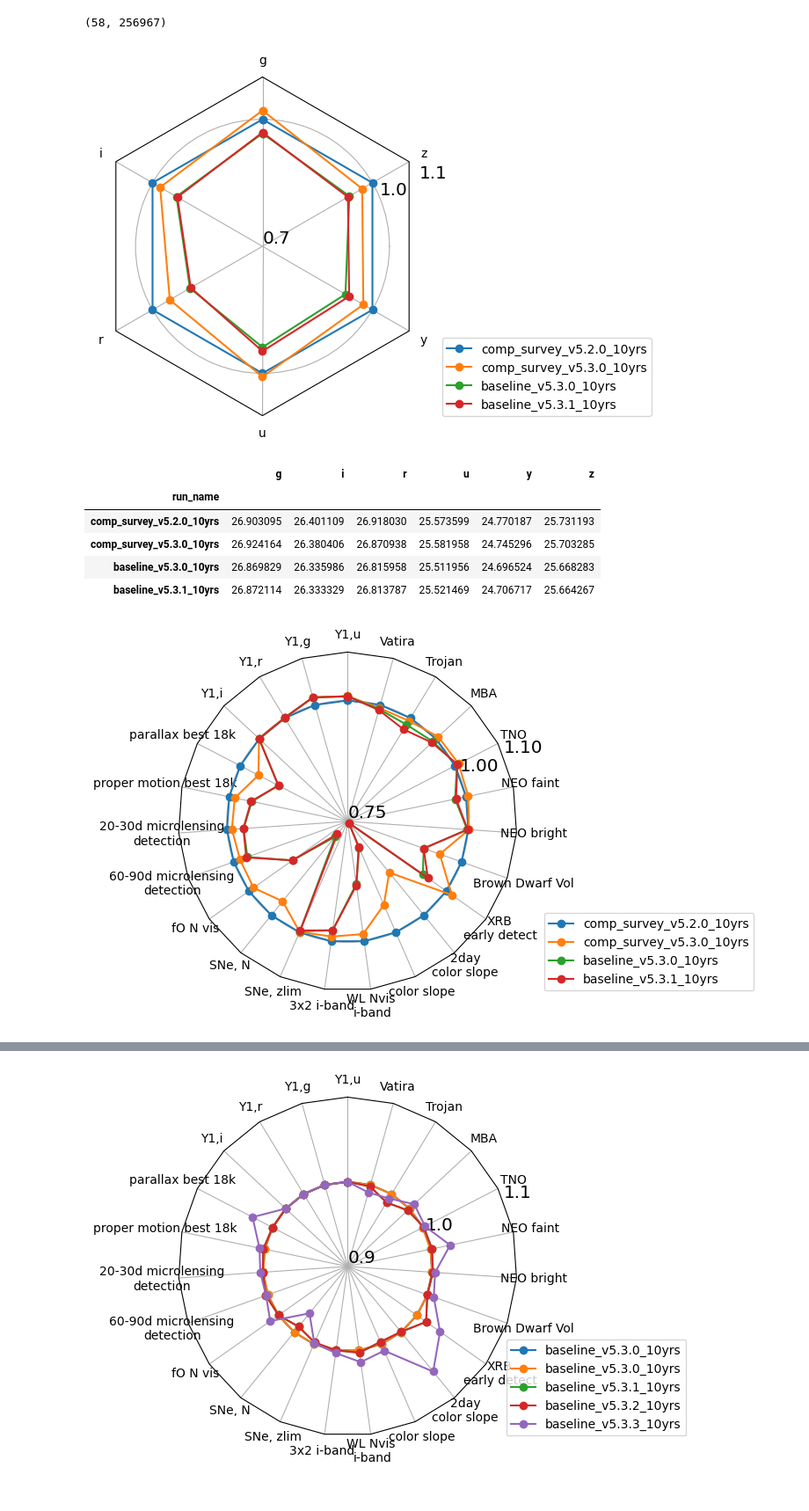
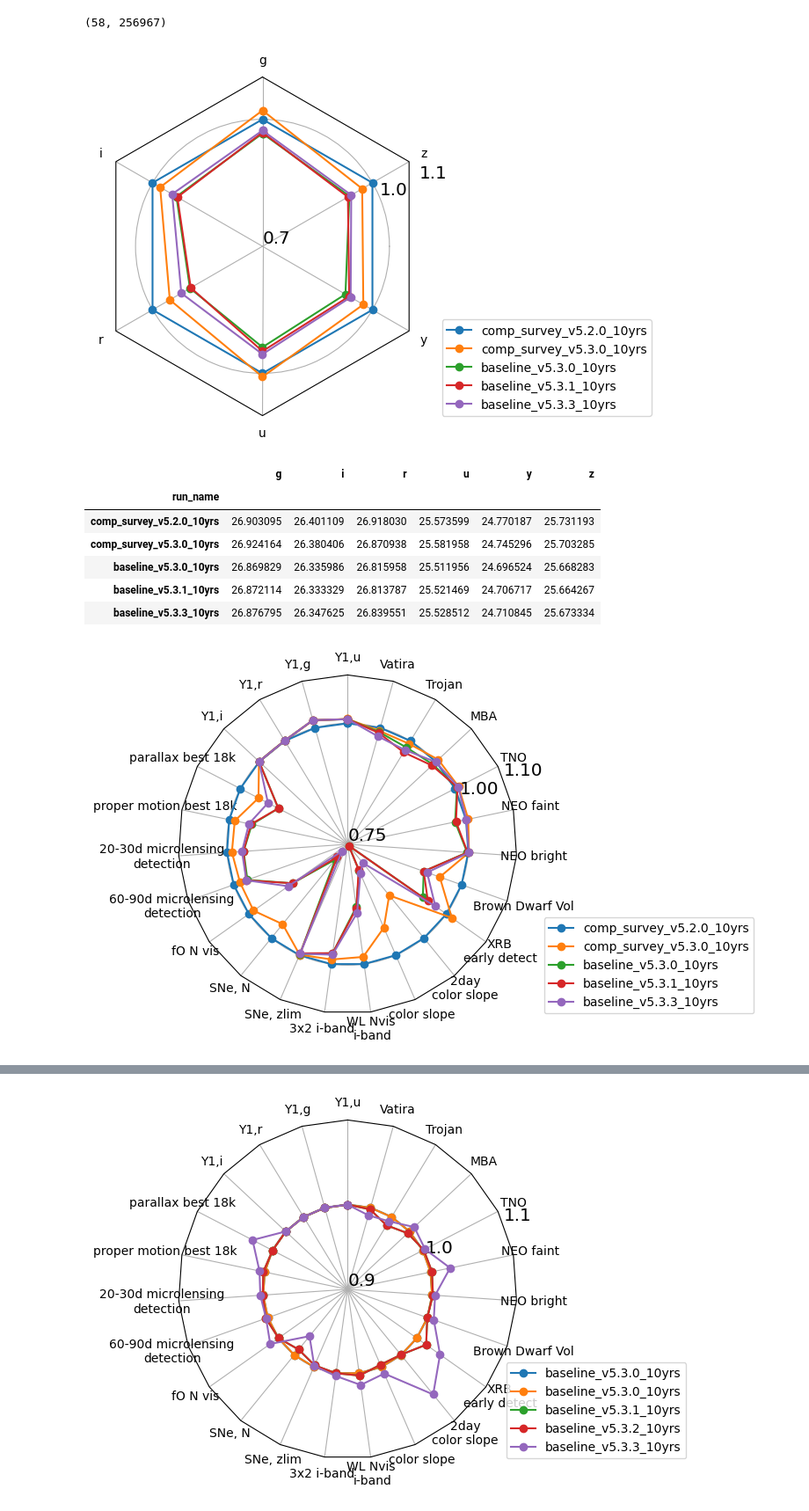
Before and after one commit to lsst-sims/sims_featureScheduler_runs5.3, a Jupyter notebook: maf/quick_look.ipynb, the cells around one changed output, grey strips where cells are left out. Shown at 88% size. Cells and saved outputs as stored; diff of their text form; code cells hidden in the pictures.

```diff
--- a/maf/quick_look.ipynb
+++ b/maf/quick_look.ipynb
@@ -213,12 +213,13 @@ for key in gaps_dict:
 # %%
 # [name for name in mag_data.index if "prod" in name]
 # %%
-runs = ['comp_survey_v5.2.0_10yrs', 'comp_survey_v5.3.0_10yrs', 'baseline_v5.3.0_10yrs', 'baseline_v5.3.1_10yrs']
+runs = ['comp_survey_v5.2.0_10yrs', 'comp_survey_v5.3.0_10yrs', 'baseline_v5.3.0_10yrs', 'baseline_v5.3.1_10yrs',
+       'baseline_v5.3.3_10yrs']
 ndata = norm_df(mag_data, runs, cols=mag_data.columns.values.tolist(),
                  mag_cols = mag_cols, norm_run='comp_survey_v5.2.0_10yrs')#, invert_cols=['u', 'g', 'r', 'i', 'z', 'y'])
 fig, ax = radar(ndata, legend=True, rgrids=[0.7, 1.0, 1.1], bbox_to_anchor=(1.65, 0))
 # %% [output]
-[figure, old version]
+[figure, new version]
 # %%
 mag_data.loc[runs]
 # %% [output]
@@ -228,12 +229,13 @@ mag_data.loc[runs]
 | comp_survey_v5.3.0_10yrs | 26.924164 | 26.380406 | 26.870938 | 25.581958 | 24.745296 | 25.703285 |
 | baseline_v5.3.0_10yrs | 26.869829 | 26.335986 | 26.815958 | 25.511956 | 24.696524 | 25.668283 |
 | baseline_v5.3.1_10yrs | 26.872114 | 26.333329 | 26.813787 | 25.521469 | 24.706717 | 25.664267 |
+| baseline_v5.3.3_10yrs | 26.876795 | 26.347625 | 26.839551 | 25.528512 | 24.710845 | 25.673334 |
 # %%
 ndata = norm_df(data, runs, cols=data.columns.values.tolist(),
                 invert_cols=invert_cols, mag_cols = mag_cols, norm_run='comp_survey_v5.2.0_10yrs')
 fig, ax = radar(ndata, legend=True, rgrids=[0.75, 1.0, 1.1], bbox_to_anchor=(1.7, 0))
 # %% [output]
-[figure, old version]
+[figure, new version]
 # %%
 ndata
 # %% [output]
```
Also changed, not shown: parts of 1 cell of this notebook, 1 other file.
